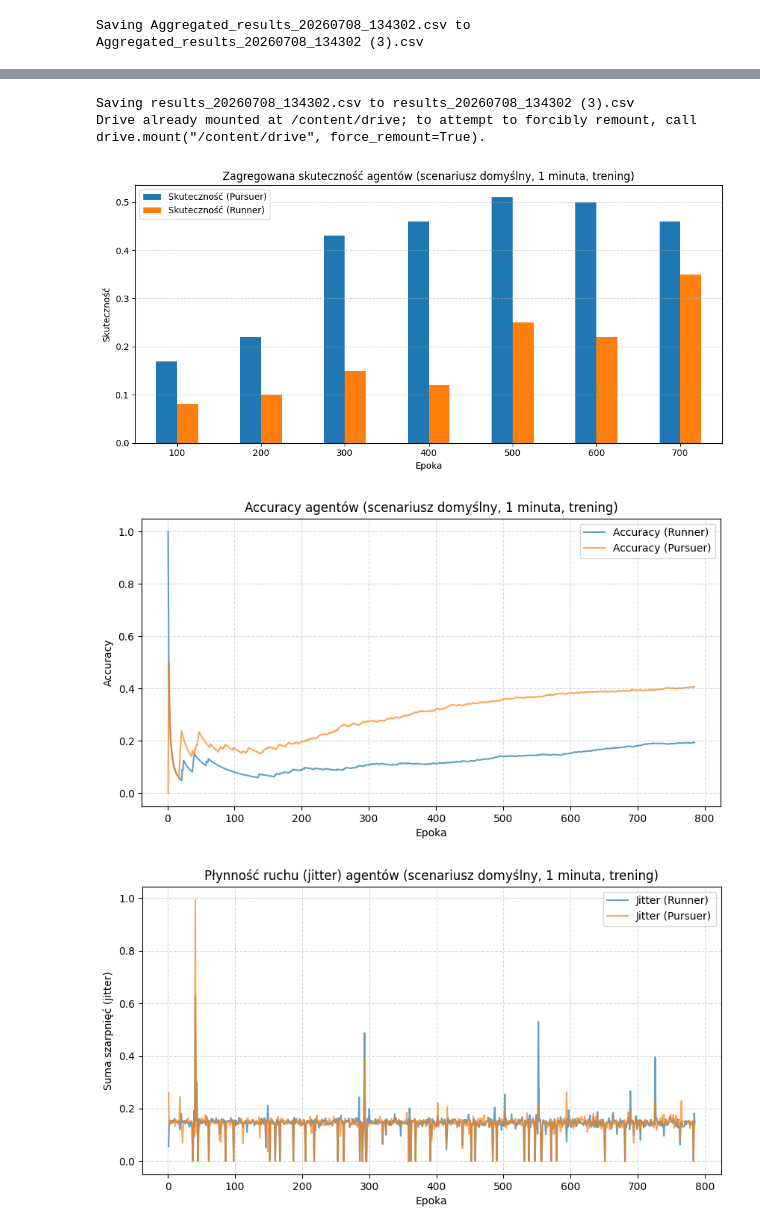
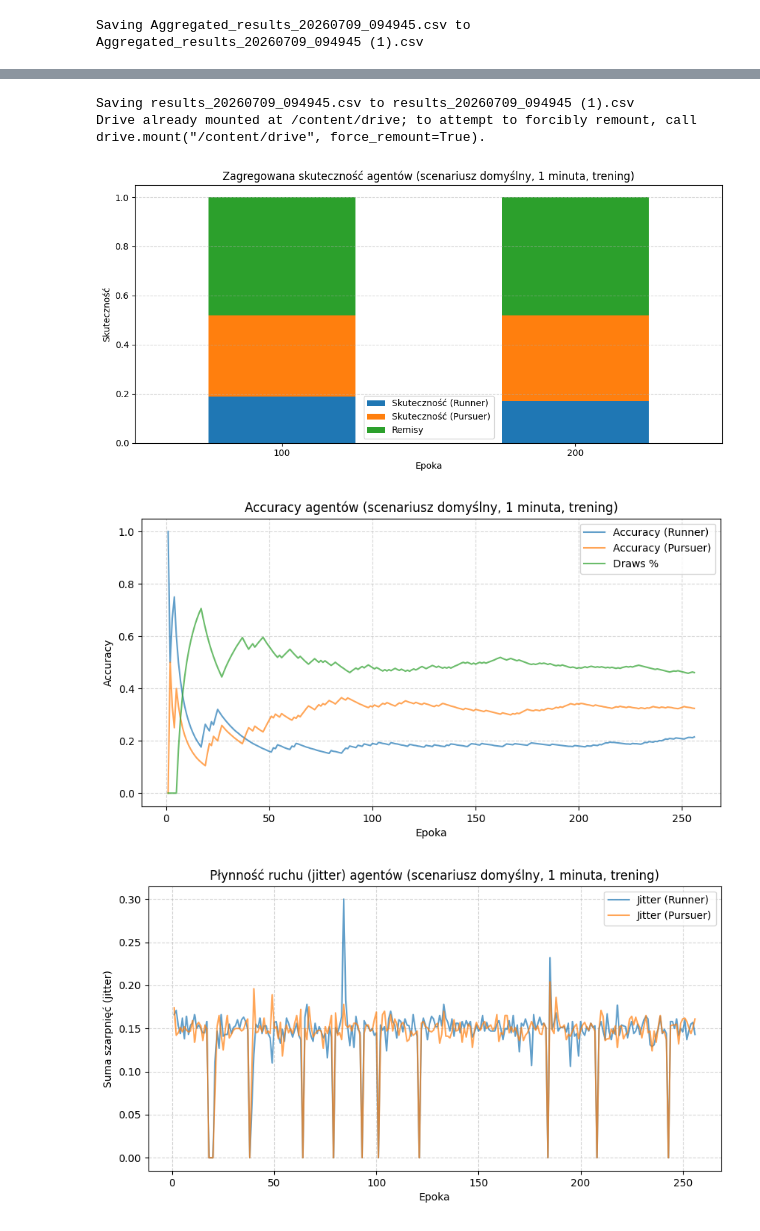
Before and after one commit to MayDayOne1/Praca_magisterska, a Jupyter notebook: Python/Magisterka_helper.ipynb, the cells around one changed output, grey strips where cells are left out. Cells and saved outputs as stored; diff of their text form; code cells hidden in the pictures.

```diff
--- a/Python/Magisterka_helper.ipynb
+++ b/Python/Magisterka_helper.ipynb
@@ -9,13 +9,13 @@ from IPython.display import display, HTML
 def plot_aggregated_accuracy(csv_path, save_dir):
     df = pd.read_csv(csv_path)
 
-    ax = df.plot(x='Episode', y=['Pursuer Accuracy', 'Runner Accuracy'], kind='bar', figsize=(10, 5))
+    ax = df.plot(x='Episode', y=['RunnerAcc', 'PursuerAcc', 'DrawsPercentage'], kind='bar', stacked=True, figsize=(10, 5))
 
     plt.title('Zagregowana skuteczność agentów (scenariusz domyślny, 1 minuta, trening)')
     plt.xlabel('Epoka')
     plt.ylabel('Skuteczność')
 
-    plt.legend(['Skuteczność (Pursuer)', 'Skuteczność (Runner)'])
+    plt.legend(['Skuteczność (Runner)', 'Skuteczność (Pursuer)', 'Remisy'])
 
     plt.grid(True, linestyle='--', alpha=0.5, axis='y')
 
@@ -34,6 +34,7 @@ def plot_acc(csv_path, save_dir):
     plt.figure(figsize=(10, 5))
     plt.plot(df['Episode'], df['RunnerAcc'], label='Accuracy (Runner)', alpha=0.7)
     plt.plot(df['Episode'], df['PursuerAcc'], label='Accuracy (Pursuer)', alpha=0.7)
+    plt.plot(df['Episode'], df['DrawsPercentage'], label='Draws %', alpha=0.7)
 
     plt.title('Accuracy agentów (scenariusz domyślny, 1 minuta, trening)')
     plt.xlabel('Epoka')
@@ -93,35 +94,35 @@ if __name__ == "__main__":
     uploaded_raw = files.upload()
     results = list(uploaded_raw.keys())[0]
 
     try:
         from google.colab import drive
         drive.mount('/content/drive')
 
         base_dir = '/content/drive/MyDrive/Magisterka_wykresy'
     except ImportError:
         print("Google Drive not mounted. Files will be saved locally.")
         base_dir = 'Magisterka_wykresy'
 
     try:
         timestamp = datetime.datetime.now().strftime("%Y%m%d_%H%M%S")
         folder_name = os.path.join(base_dir, f"results_{timestamp}")
 
         os.makedirs(folder_name, exist_ok=True)
 
         plot_aggregated_accuracy(agg_results, folder_name)
         plot_acc(results, folder_name)
         plot_jitter(results, folder_name)
         plot_near_misses(results, folder_name)
     except FileNotFoundError as e:
         print(f"Error: file not found. Details: {e}")
 # %% [output]
 Select Aggregated Results CSV
 [interactive output not drawn]
-Saving Aggregated_results_20260708_134302.csv to Aggregated_results_20260708_134302 (3).csv
+Saving Aggregated_results_20260709_094945.csv to Aggregated_results_20260709_094945 (1).csv
 Select Raw Results CSV
 [interactive output not drawn]
-Saving results_20260708_134302.csv to results_20260708_134302 (3).csv
+Saving results_20260709_094945.csv to results_20260709_094945 (1).csv
 Drive already mounted at /content/drive; to attempt to forcibly remount, call drive.mount("/content/drive", force_remount=True).
-[figure, old version]
+[figure, new version]
-[figure, old version]
+[figure, new version]
-[figure, old version]
+[figure, new version]
```
Also changed, not shown: parts of 1 cell of this notebook, 52 other files.
